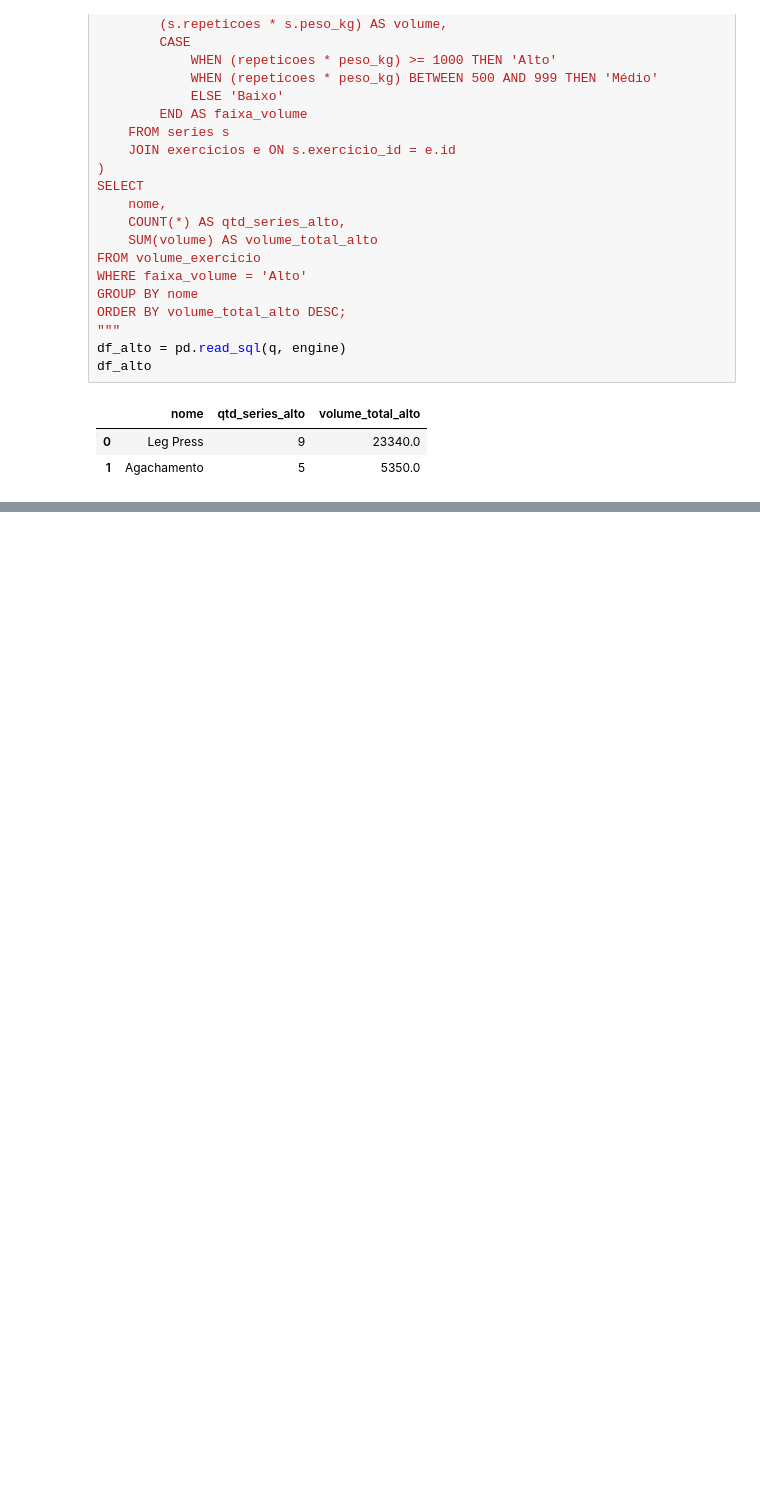
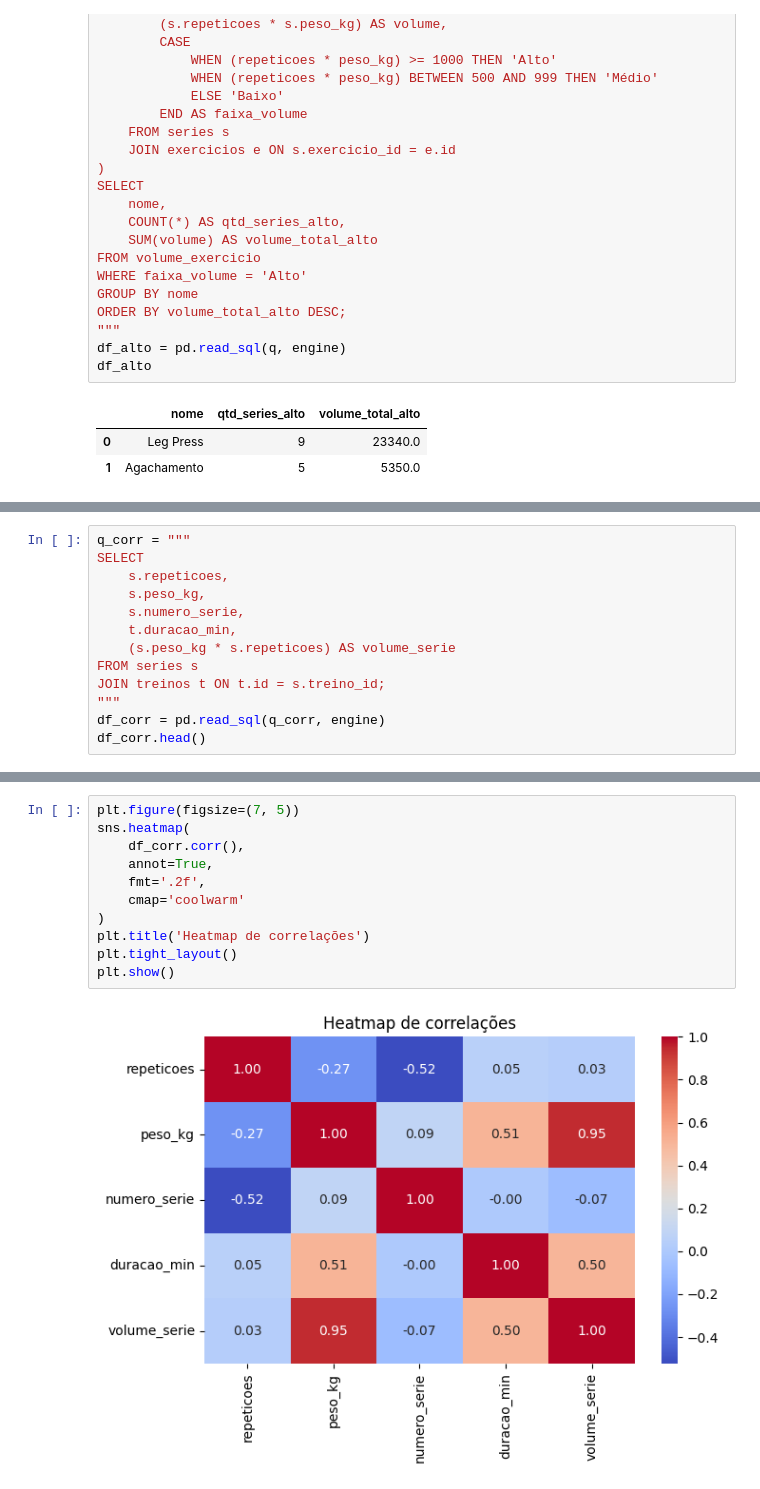
Before and after one commit to matheusramos20/fitbase-analise, a Jupyter notebook: 04_analise.ipynb, the cells around one changed output, grey strips where cells are left out. Drawn from its saved outputs; the diff is of its cells as text; blank space fills up the shorter version.

```diff
--- a/04_analise.ipynb
+++ b/04_analise.ipynb
@@ -729,0 +843,13 @@ df_alto
+# %%
+q_corr = """
+SELECT
+    s.repeticoes,
+    s.peso_kg,
+    s.numero_serie,
+    t.duracao_min,
+    (s.peso_kg * s.repeticoes) AS volume_serie
+FROM series s
+JOIN treinos t ON t.id = s.treino_id;
+"""
+df_corr = pd.read_sql(q_corr, engine)
+df_corr.head()
@@ -729,0 +863,13 @@ df_alto
+# %%
+plt.figure(figsize=(7, 5))
+sns.heatmap(
+    df_corr.corr(),
+    annot=True,
+    fmt='.2f',
+    cmap='coolwarm'
+)
+plt.title('Heatmap de correlações')
+plt.tight_layout()
+plt.show()
+# %% [output]
+[figure, added]
```
Also changed, not shown: parts of 10 cells of this notebook.
